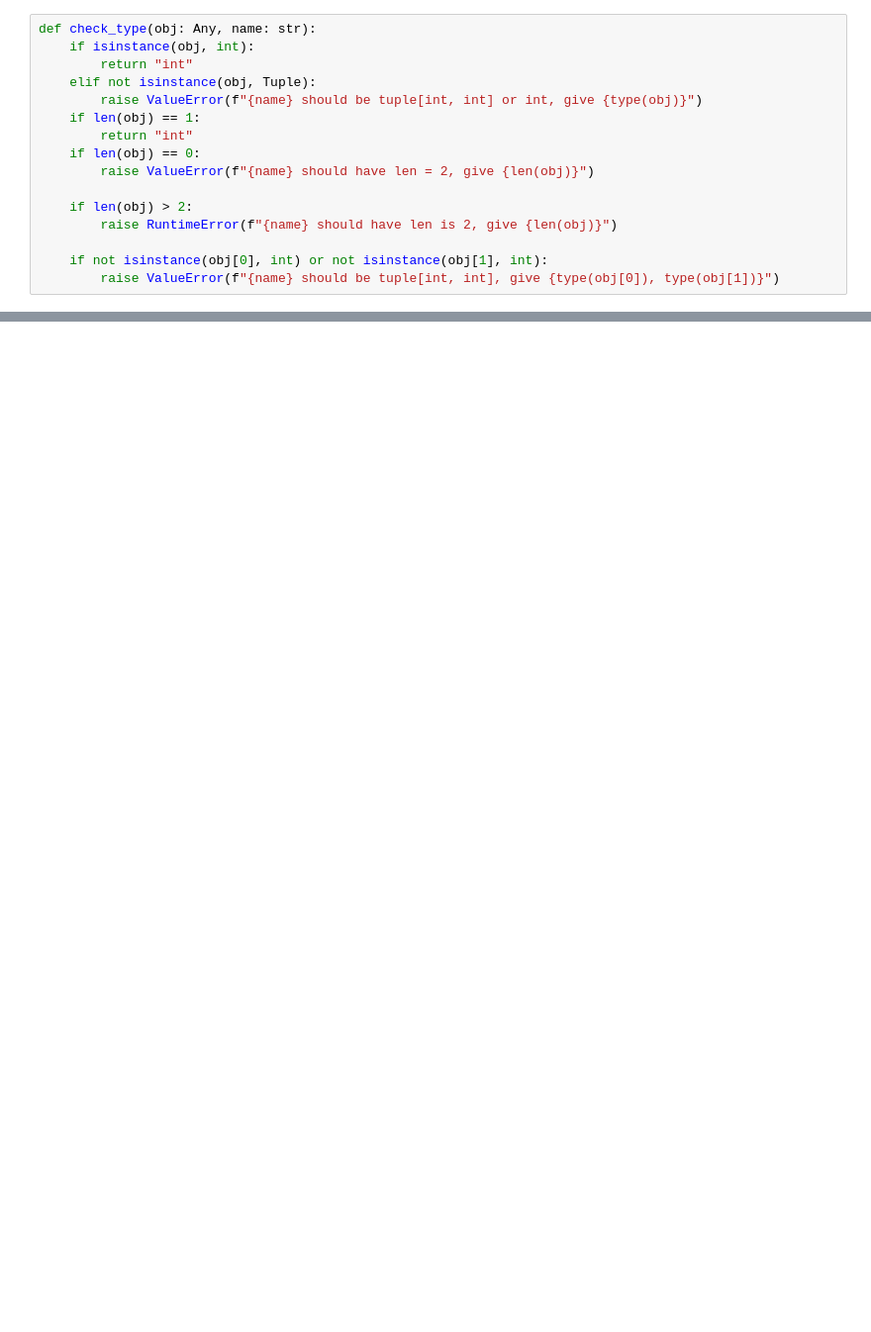
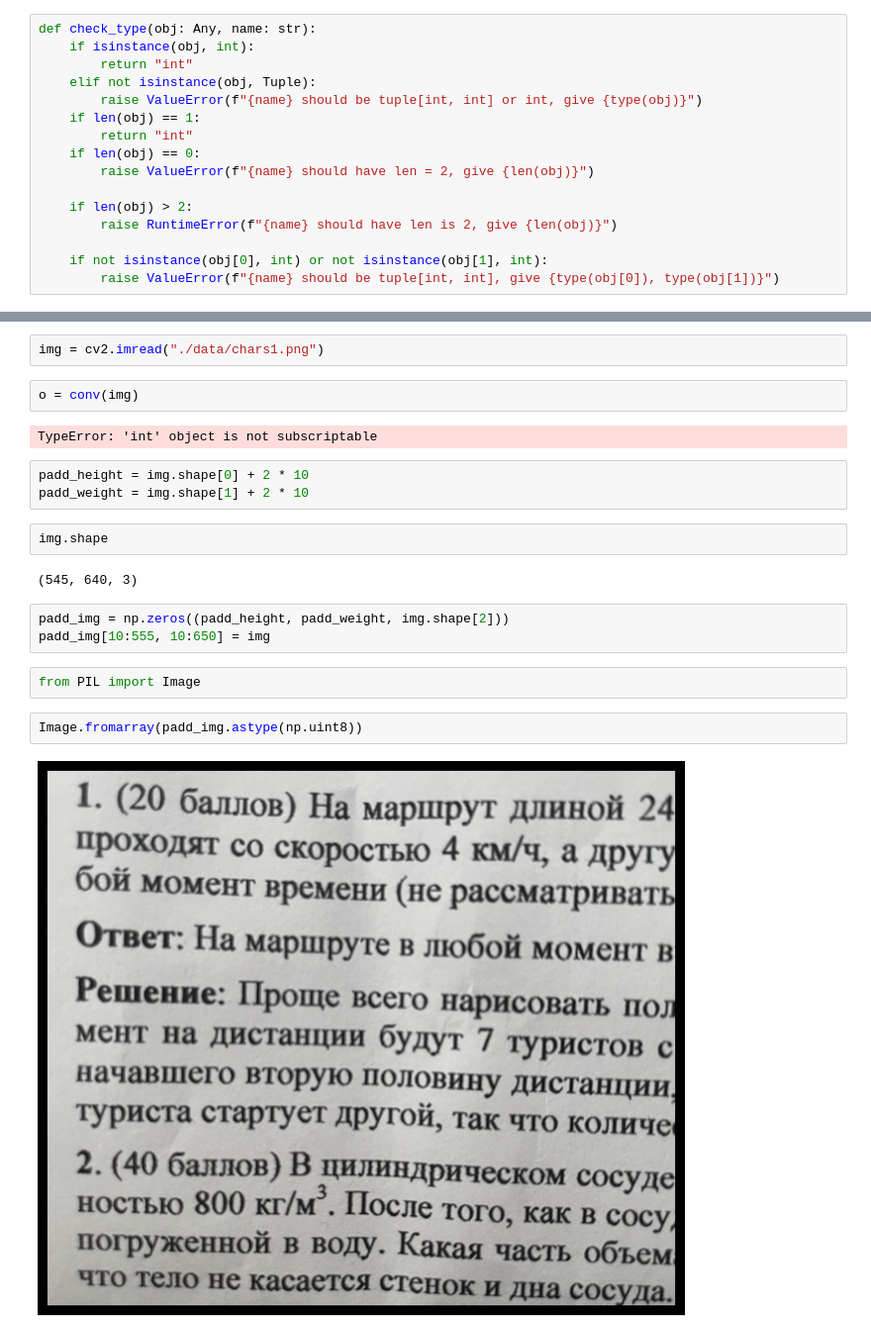
Before and after one commit to akl-01/opencv_practice, a Jupyter notebook: custome_conv.ipynb, the cells around one changed output, grey strips where cells are left out. Shown at 99% size. Saved outputs shown, nothing was run; the diff lists cells and outputs as text; blank space fills up the shorter version.

```diff
--- a/custome_conv.ipynb
+++ b/custome_conv.ipynb
@@ -75,0 +85,22 @@ class Conv2D:
+# %%
+img = cv2.imread("./data/chars1.png")
+# %%
+o = conv(img)
+# %% [output]
+TypeError: 'int' object is not subscriptable
+# %%
+padd_height = img.shape[0] + 2 * 10
+padd_weight = img.shape[1] + 2 * 10
+# %%
+img.shape
+# %% [output]
+(545, 640, 3)
+# %%
+padd_img = np.zeros((padd_height, padd_weight, img.shape[2]))
+padd_img[10:555, 10:650] = img
+# %%
+from PIL import Image
+# %%
+Image.fromarray(padd_img.astype(np.uint8))
+# %% [output]
+[figure, added]
```
Also changed, not shown: parts of 5 cells of this notebook.
